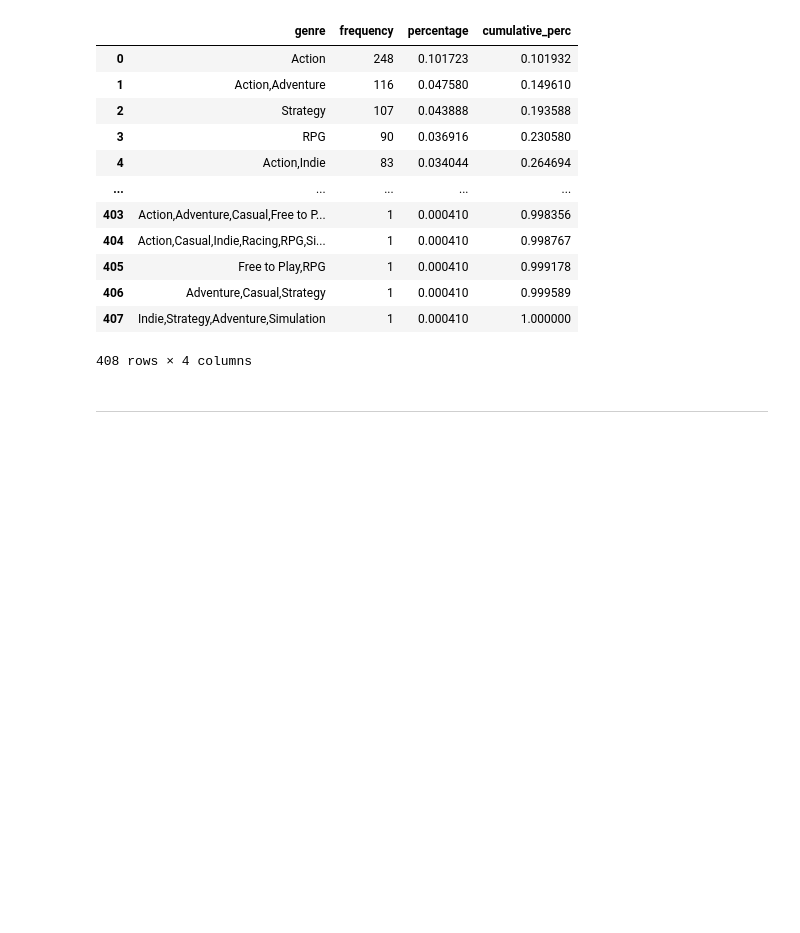
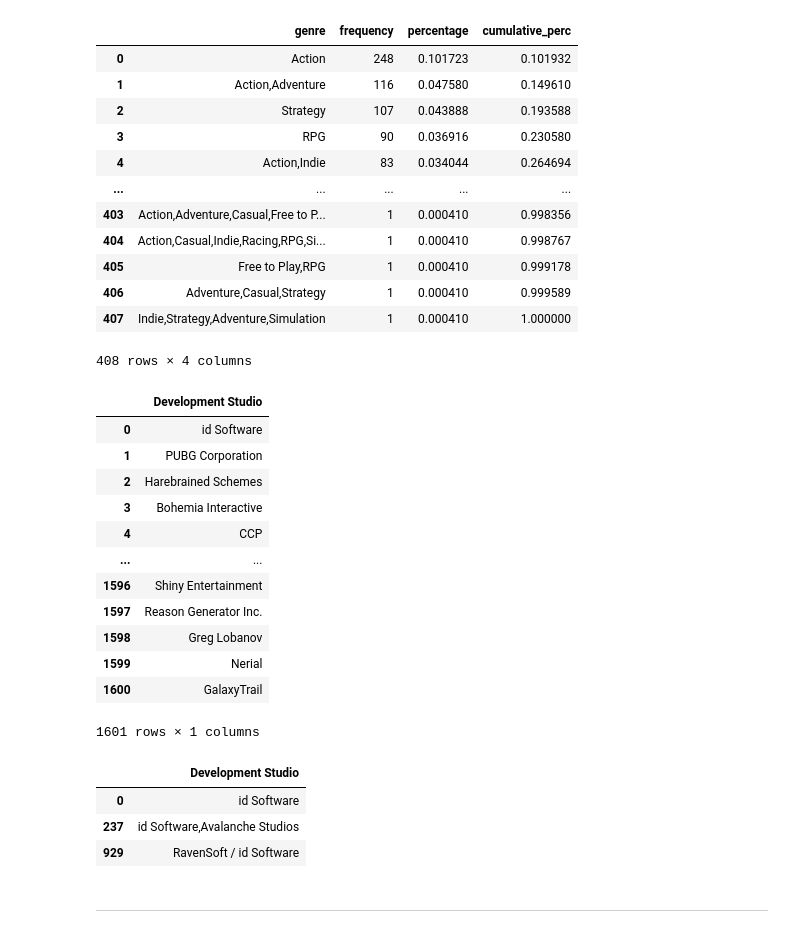
Before and after one commit to L-Novelli/coder_database, a Jupyter notebook: notebook/datasets_Novelli.ipynb, the cells around one changed output. Saved outputs shown, nothing was run; the diff lists cells and outputs as text; code cells hidden in the pictures; blank space fills up the shorter version.

```diff
--- a/notebook/datasets_Novelli.ipynb
+++ b/notebook/datasets_Novelli.ipynb
@@ -107,6 +149,39 @@ freq_tbl(steam_df['genre'])
 | 406 | Adventure,Casual,Strategy | 1 | 0.000410 | 0.999589 |
 | 407 | Indie,Strategy,Adventure,Simulation | 1 | 0.000410 | 1.000000 |
 408 rows × 4 columns
+# %%
+#se crea un dataframe con los Devs de juegos
+devs = steam_df['developer']
+devs = devs.dropna().unique()
+devs = pd.DataFrame(devs)
+devs = devs.rename(columns = {0: "Development Studio"})
+devs
+# %% [output]
+|  | Development Studio |
+| 0 | id Software |
+| 1 | PUBG Corporation |
+| 2 | Harebrained Schemes |
+| 3 | Bohemia Interactive |
+| 4 | CCP |
+| ... | ... |
+| 1596 | Shiny Entertainment |
+| 1597 | Reason Generator Inc. |
+| 1598 | Greg Lobanov |
+| 1599 | Nerial |
+| 1600 | GalaxyTrail |
+1601 rows × 1 columns
+# %%
+""""
+devs[devs.str.startswith(pat = 'Capcom')]
+devs
+"""
+substring = 'ID Software'
+devs[devs.apply(lambda row: row.astype(str).str.contains(substring, case=False).any(), axis=1)]
+# %% [output]
+|  | Development Studio |
+| 0 | id Software |
+| 237 | id Software,Avalanche Studios |
+| 929 | RavenSoft / id Software |
 # %% [markdown]
 ---
 # %%
```
Also changed, not shown: parts of 4 cells of this notebook.
